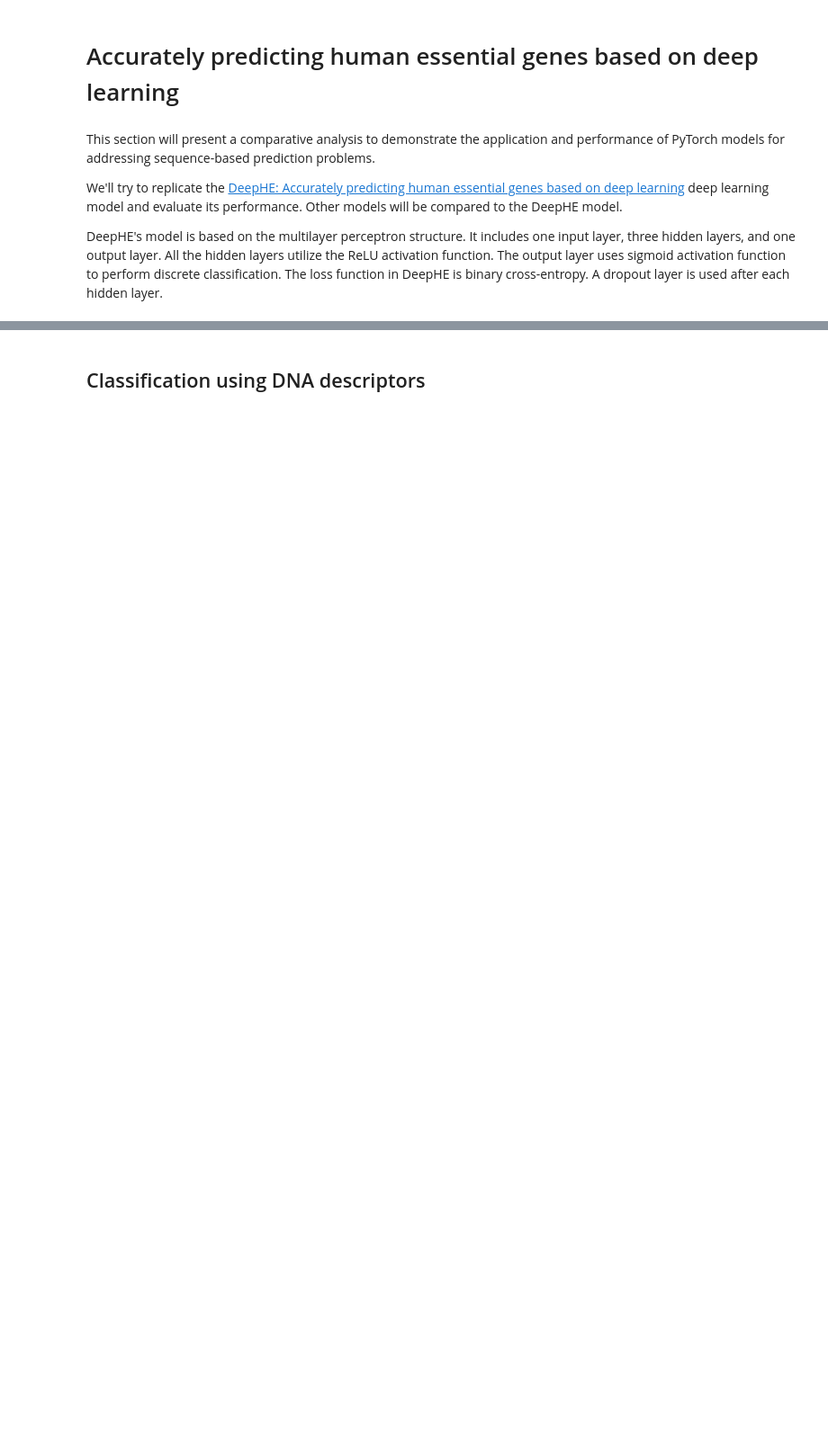
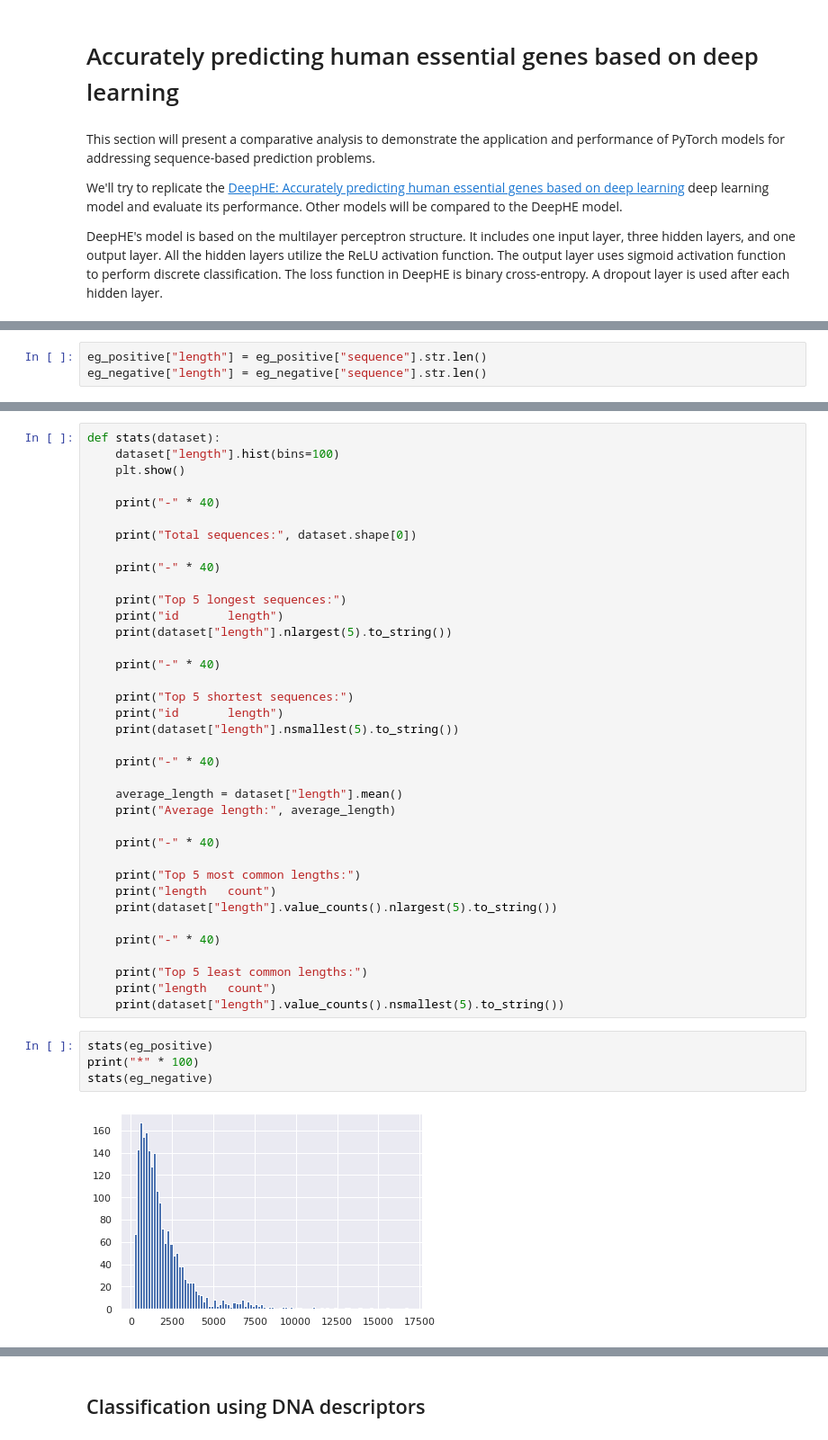
Before and after one commit to BioSystemsUM/propythia, a Jupyter notebook: src/propythia/DNA/deep_ml/DeepHE.ipynb, the cells around one changed output, grey strips where cells are left out. Shown at 90% size. Cells and saved outputs as stored; diff of their text form; blank space fills up the shorter version.

```diff
--- a/src/propythia/DNA/deep_ml/DeepHE.ipynb
+++ b/src/propythia/DNA/deep_ml/DeepHE.ipynb
@@ -22,0 +93,3 @@ from descriptors import DNADescriptor
+# %%
+eg_positive["length"] = eg_positive["sequence"].str.len()
+eg_negative["length"] = eg_negative["sequence"].str.len()
@@ -22,0 +122,43 @@ from descriptors import DNADescriptor
+# %%
+def stats(dataset):
+    dataset["length"].hist(bins=100)
+    plt.show()
+
+    print("-" * 40)
+
+    print("Total sequences:", dataset.shape[0])
+
+    print("-" * 40)
+
+    print("Top 5 longest sequences:")
+    print("id       length")
+    print(dataset["length"].nlargest(5).to_string())
+
+    print("-" * 40)
+
+    print("Top 5 shortest sequences:")
+    print("id       length")
+    print(dataset["length"].nsmallest(5).to_string())
+
+    print("-" * 40)
+
+    average_length = dataset["length"].mean()
+    print("Average length:", average_length)
+
+    print("-" * 40)
+
+    print("Top 5 most common lengths:")
+    print("length   count")
+    print(dataset["length"].value_counts().nlargest(5).to_string())
+
+    print("-" * 40)
+
+    print("Top 5 least common lengths:")
+    print("length   count")
+    print(dataset["length"].value_counts().nsmallest(5).to_string())
+# %%
+stats(eg_positive)
+print("*" * 100)
+stats(eg_negative)
+# %% [output]
+[figure, added]
```
Also changed, not shown: parts of 36 cells of this notebook, 4 other files.
